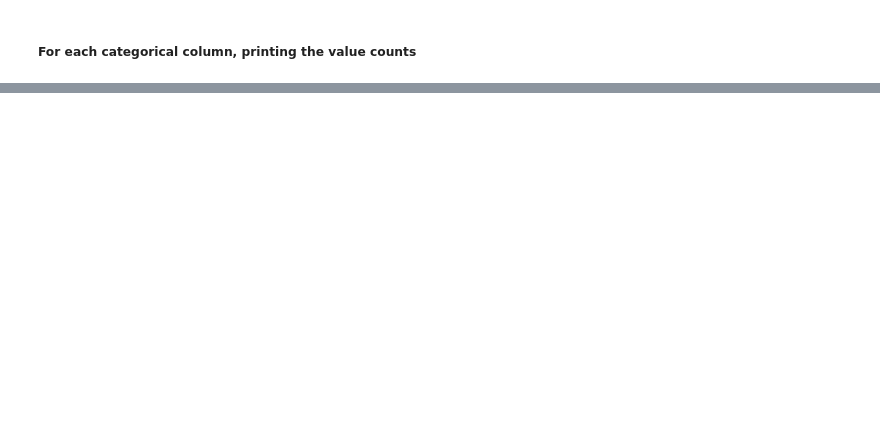
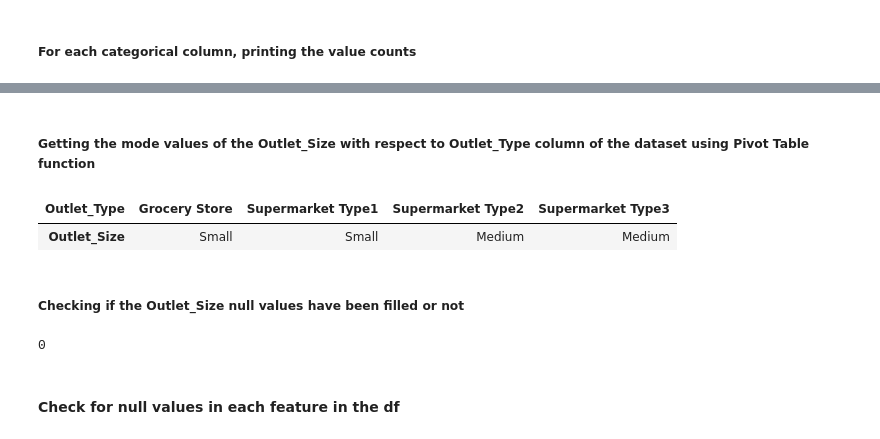
Before and after one commit to ahmadaym/IDMP_SalesForecasting_Project, a Jupyter notebook: notebooks/sales_forecast.ipynb, the cells around one changed output, grey strips where cells are left out. Saved outputs shown, nothing was run; the diff lists cells and outputs as text; code cells hidden in the pictures; blank space fills up the shorter version.

```diff
--- a/notebooks/sales_forecast.ipynb
+++ b/notebooks/sales_forecast.ipynb
@@ -72,0 +296,8 @@ for column in categorical_columns:
+# %% [markdown]
+##### Getting the mode values of the Outlet_Size with respect to Outlet_Type column of the dataset using Pivot Table function
+# %%
+outlet_size_mode = sales_data.pivot_table(values = 'Outlet_Size', columns = 'Outlet_Type', aggfunc = (lambda x : x.mode()[0]))
+outlet_size_mode
+# %% [output]
+| Outlet_Type | Grocery Store | Supermarket Type1 | Supermarket Type2 | Supermarket Type3 |
+| Outlet_Size | Small | Small | Medium | Medium |
@@ -72,0 +310,8 @@ for column in categorical_columns:
+# %% [markdown]
+##### Checking if the Outlet_Size null values have been filled or not
+# %%
+sales_data["Outlet_Size"].isnull().sum()
+# %% [output]
+0
+# %% [markdown]
+#### Check for null values in each feature in the df
```
Also changed, not shown: parts of 58 cells of this notebook.
